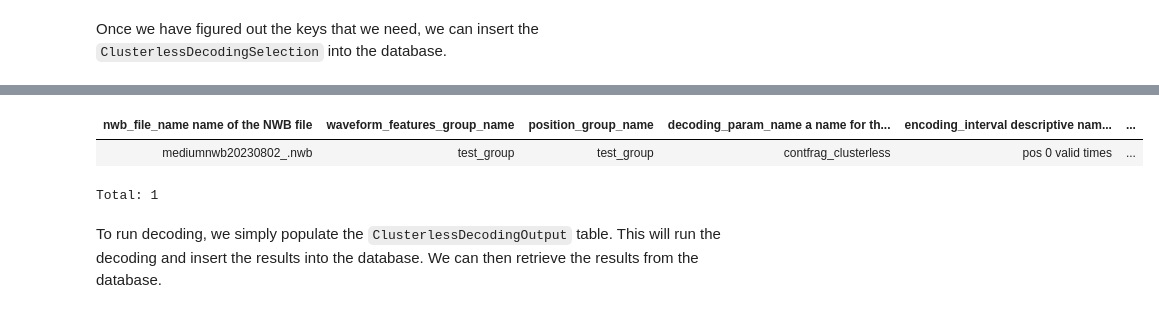
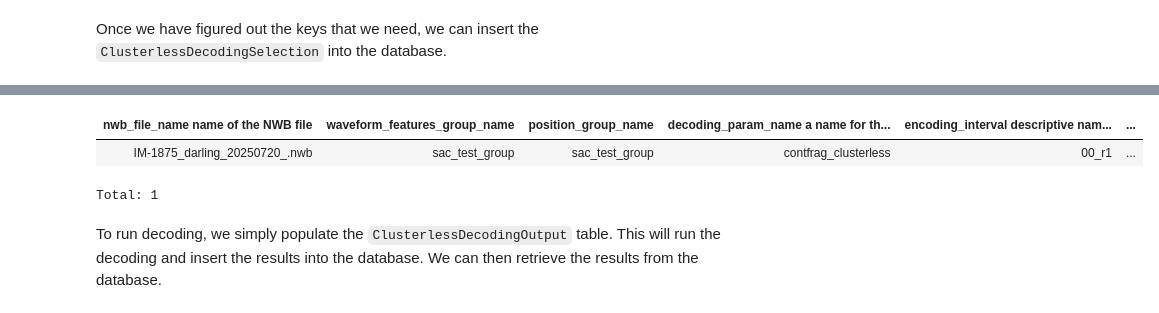
Before and after one commit to calderast/Hex-maze-spyglass, a Jupyter notebook: decoding/Berke_Decoding_Clusterless.ipynb, the cells around one changed output, grey strips where cells are left out. Saved outputs shown, nothing was run; the diff lists cells and outputs as text; code cells hidden in the pictures.

Commit message:
Updates! (#6)
* util function i wrote
* add spike sorting tutorial notebook
* add sorting and decode notebook
* hex maze decoding!!!

```diff
--- a/decoding/Berke_Decoding_Clusterless.ipynb
+++ b/decoding/Berke_Decoding_Clusterless.ipynb
@@ -393,9 +393,9 @@ ClusterlessDecodingSelection & selection_key
 Total: 1
 # %%
-ClusterlessDecodingSelection()
+ClusterlessDecodingSelection() & {"nwb_file_name": nwb_copy_file_name}
 # %% [output]
 | nwb_file_name name of the NWB file | waveform_features_group_name | position_group_name | decoding_param_name a name for th... | encoding_interval descriptive nam... | ... |
-| mediumnwb20230802_.nwb | test_group | test_group | contfrag_clusterless | pos 0 valid times | ... |
+| IM-1875_darling_20250720_.nwb | sac_test_group | sac_test_group | contfrag_clusterless | 00_r1 | ... |
 Total: 1
 # %% [markdown]
 To run decoding, we simply populate the `ClusterlessDecodingOutput` table. This will run the decoding and insert the results into the database. We can then retrieve the results from the database.
```
Also changed, not shown: parts of 5 cells of this notebook, 6 other files.
